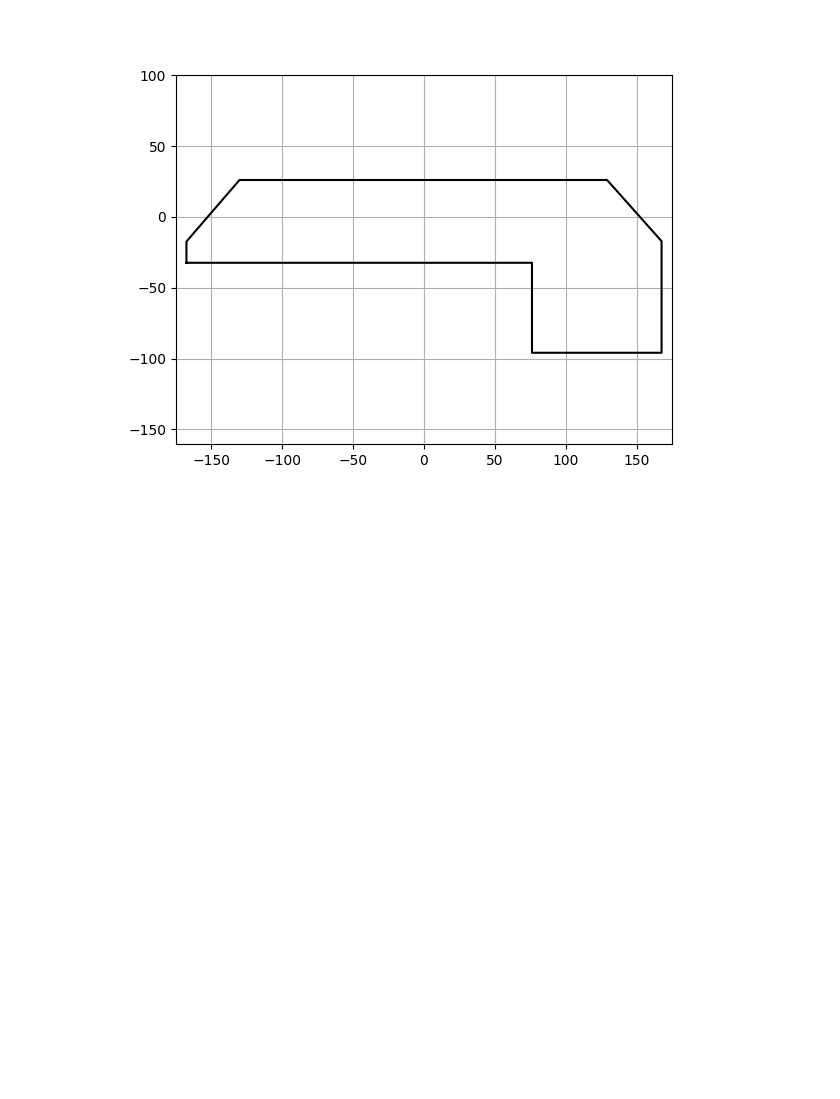
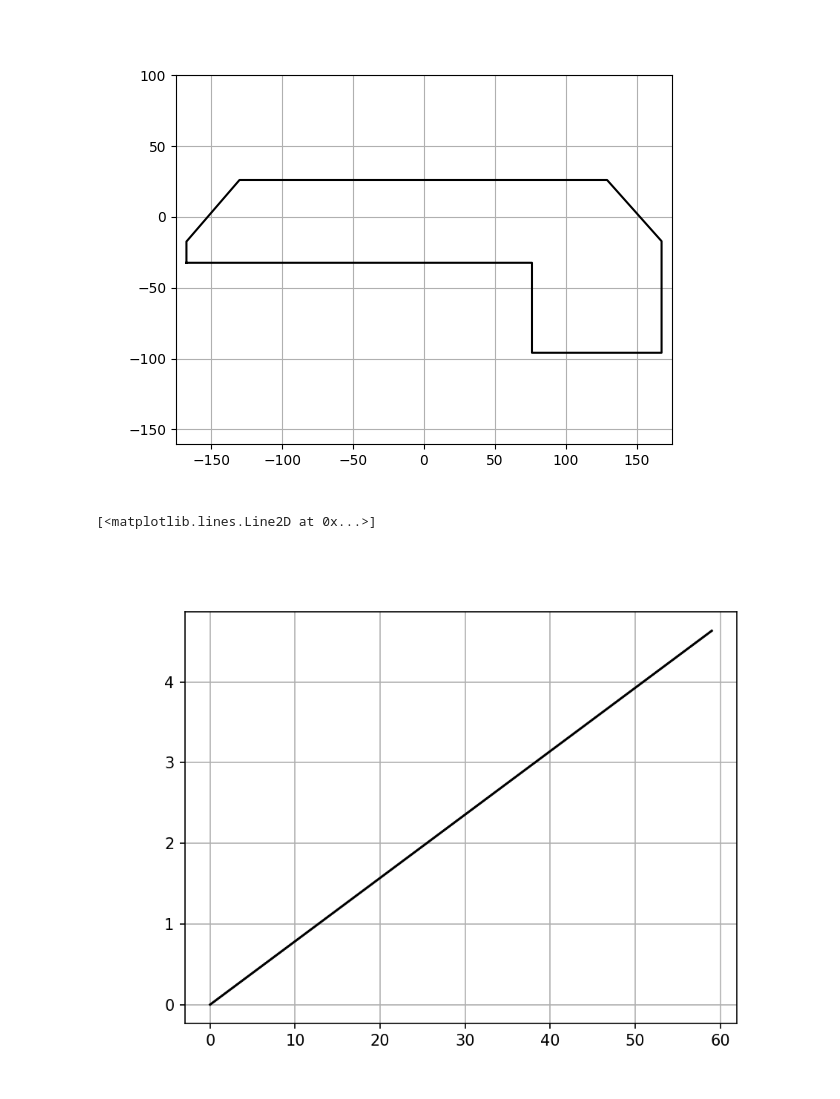
Before and after one commit to G-IV/Log-Spiral-Pattern, a Jupyter notebook: Log Spiral Jupyter Notebook.ipynb, the cells around one changed output. Saved outputs shown, nothing was run; the diff lists cells and outputs as text; code cells hidden in the pictures; blank space fills up the shorter version.

```diff
--- a/Log Spiral Jupyter Notebook.ipynb
+++ b/Log Spiral Jupyter Notebook.ipynb
@@ -46,3 +46,43 @@ def plot_table_on_chart(chart):
 plot_table_on_chart(tabletop)
 # %% [output]
 [figure]
+# %%
+#------------------------------------------------------------
+#
+#   Get theta based on the current iteration
+#
+#------------------------------------------------------------
+
+#------------------------------------------------------------
+# Values should be treated as if they are in cm to avoid
+# confusion when moving this over to the Fusion360 script.
+#------------------------------------------------------------
+
+#------------------------------------------------------------
+# Setup the plotting tools
+#------------------------------------------------------------
+
+fig, theta_from_iteration_plot = plt.subplots()
+plt.rcParams['figure.dpi'] = 75 # Set this to make the plot bigger
+theta_from_iteration_plot.grid(True) # Turn on the grid
+
+# How far we want the curves to start from the center
+# It seems that setting this to 0 is the ideal option, we can
+# always adjust the curve to start at a different point
+radius_from_center = 0
+
+# Because we are using polar coordinates to derive the curve,
+# we need to find the distance from the center point.  That
+# distance is calculated using the equation p = a * e^(k*theta)
+# Theta is going to change, based on the number of points we want.
+# To standardize, I made this linear function.
+def theta_from_coordinate_counter(coordinate_counter):
+    return coordinate_counter * math.pi / 40
+
+thetas_for_plotting = []
+for i in range(0, 60):
+    thetas_for_plotting.append(theta_from_coordinate_counter(i))
+theta_from_iteration_plot.plot(thetas_for_plotting, 'k-')
+# %% [output]
+[<matplotlib.lines.Line2D at 0x...>]
+[figure, added]
```
Also changed, not shown: parts of 2 cells of this notebook.
